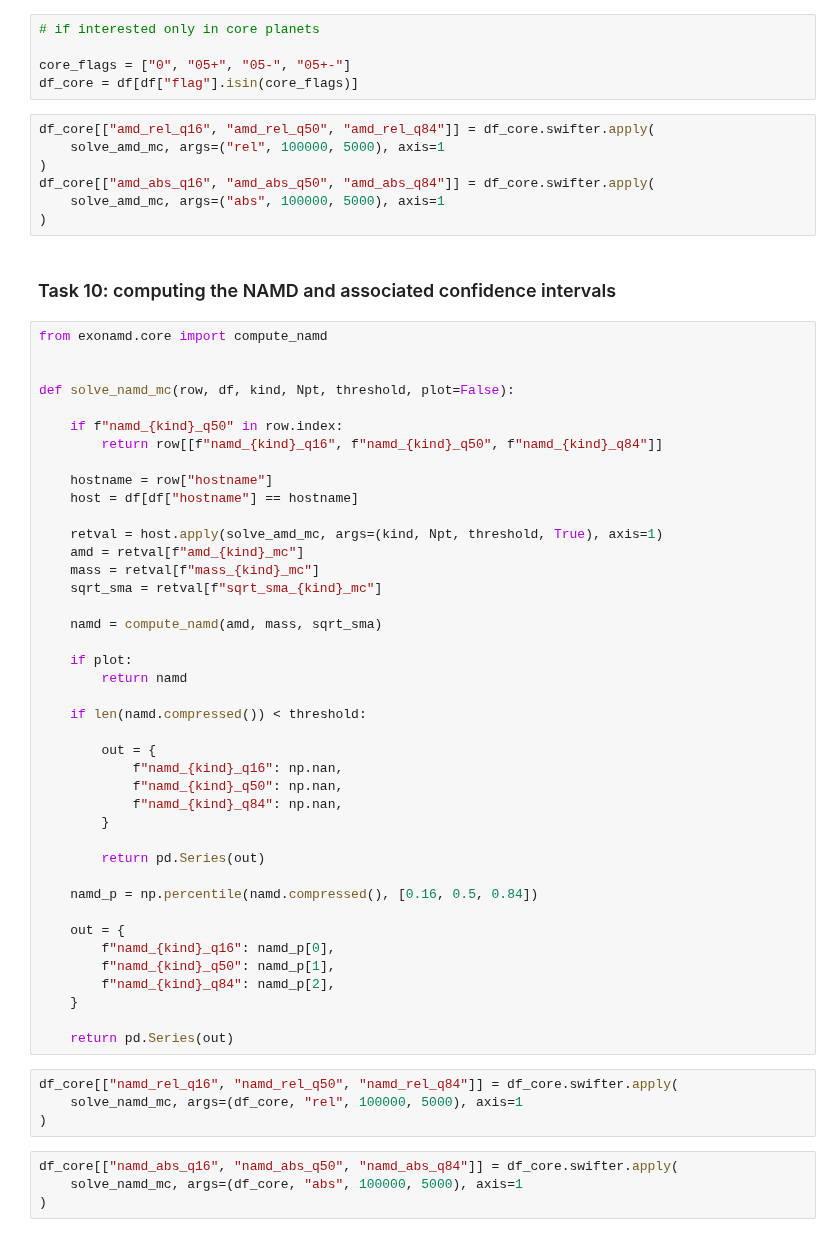
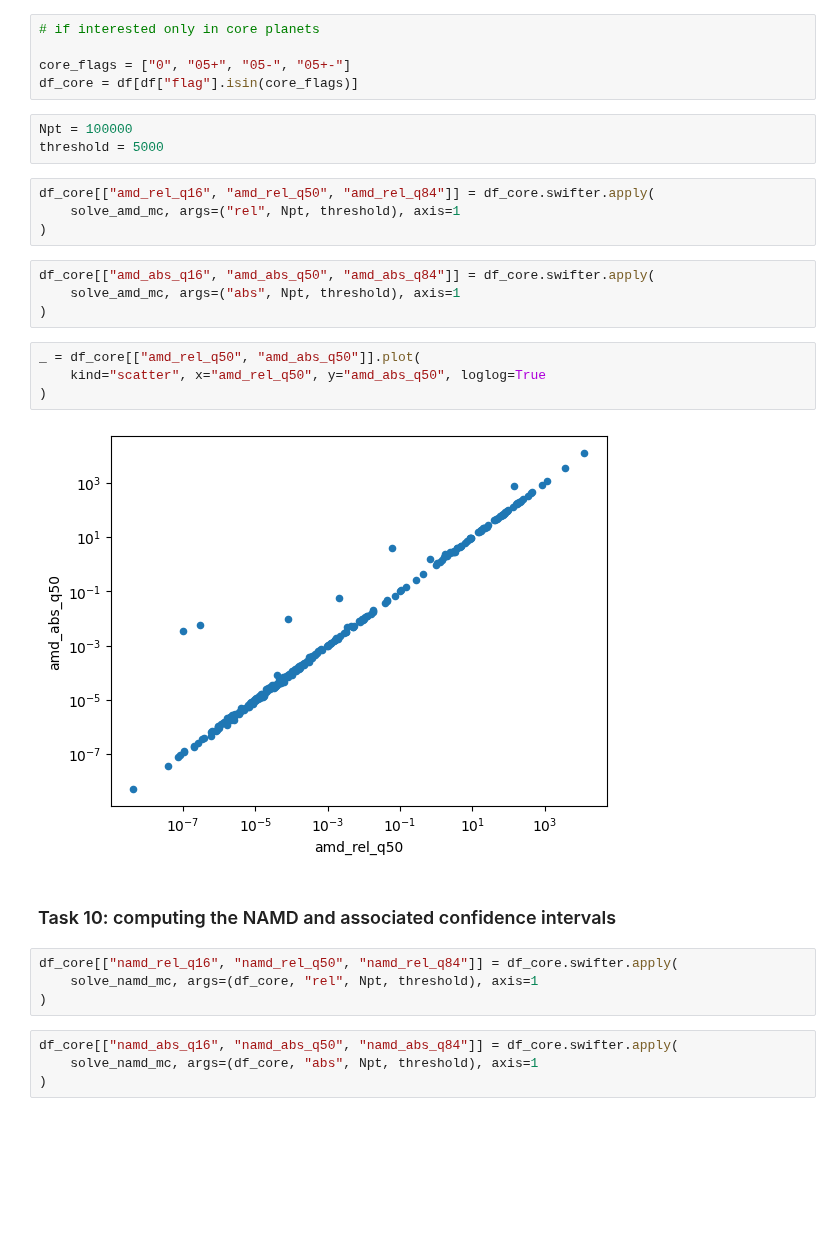
Before and after one commit to abocchieri/ExoNAMD, a Jupyter notebook: notebooks/api.ipynb, the cells around one changed output. Drawn from its saved outputs; the diff is of its cells as text; blank space fills up the shorter version.

```diff
--- a/notebooks/api.ipynb
+++ b/notebooks/api.ipynb
@@ -289,61 +290,30 @@ _ = df[["namd_rel", "namd_abs"]].plot(
 
 core_flags = ["0", "05+", "05-", "05+-"]
 df_core = df[df["flag"].isin(core_flags)]
+# %%
+Npt = 100000
+threshold = 5000
 # %%
 df_core[["amd_rel_q16", "amd_rel_q50", "amd_rel_q84"]] = df_core.swifter.apply(
-    solve_amd_mc, args=("rel", 100000, 5000), axis=1
+    solve_amd_mc, args=("rel", Npt, threshold), axis=1
 )
-df_core[["amd_abs_q16", "amd_abs_q50", "amd_abs_q84"]] = df_core.swifter.apply(
-    solve_amd_mc, args=("abs", 100000, 5000), axis=1
-)
+# %%
+df_core[["amd_abs_q16", "amd_abs_q50", "amd_abs_q84"]] = df_core.swifter.apply(
+    solve_amd_mc, args=("abs", Npt, threshold), axis=1
+)
+# %%
+_ = df_core[["amd_rel_q50", "amd_abs_q50"]].plot(
+    kind="scatter", x="amd_rel_q50", y="amd_abs_q50", loglog=True
+)
+# %% [output]
+[figure, added]
 # %% [markdown]
 ### Task 10: computing the NAMD and associated confidence intervals
-# %%
-from exonamd.core import compute_namd
-
-
-def solve_namd_mc(row, df, kind, Npt, threshold, plot=False):
-
-    if f"namd_{kind}_q50" in row.index:
-        return row[[f"namd_{kind}_q16", f"namd_{kind}_q50", f"namd_{kind}_q84"]]
-
-    hostname = row["hostname"]
-    host = df[df["hostname"] == hostname]
-
-    retval = host.apply(solve_amd_mc, args=(kind, Npt, threshold, True), axis=1)
-    amd = retval[f"amd_{kind}_mc"]
-    mass = retval[f"mass_{kind}_mc"]
-    sqrt_sma = retval[f"sqrt_sma_{kind}_mc"]
-
-    namd = compute_namd(amd, mass, sqrt_sma)
-
-    if plot:
-        return namd
-
-    if len(namd.compressed()) < threshold:
-
-        out = {
-            f"namd_{kind}_q16": np.nan,
-            f"namd_{kind}_q50": np.nan,
-            f"namd_{kind}_q84": np.nan,
-        }
-
-        return pd.Series(out)
-
-    namd_p = np.percentile(namd.compressed(), [0.16, 0.5, 0.84])
-
-    out = {
-        f"namd_{kind}_q16": namd_p[0],
-        f"namd_{kind}_q50": namd_p[1],
-        f"namd_{kind}_q84": namd_p[2],
-    }
-
-    return pd.Series(out)
 # %%
 df_core[["namd_rel_q16", "namd_rel_q50", "namd_rel_q84"]] = df_core.swifter.apply(
-    solve_namd_mc, args=(df_core, "rel", 100000, 5000), axis=1
+    solve_namd_mc, args=(df_core, "rel", Npt, threshold), axis=1
 )
 # %%
 df_core[["namd_abs_q16", "namd_abs_q50", "namd_abs_q84"]] = df_core.swifter.apply(
-    solve_namd_mc, args=(df_core, "abs", 100000, 5000), axis=1
+    solve_namd_mc, args=(df_core, "abs", Npt, threshold), axis=1
 )
```
Also changed, not shown: parts of 2 cells of this notebook.
